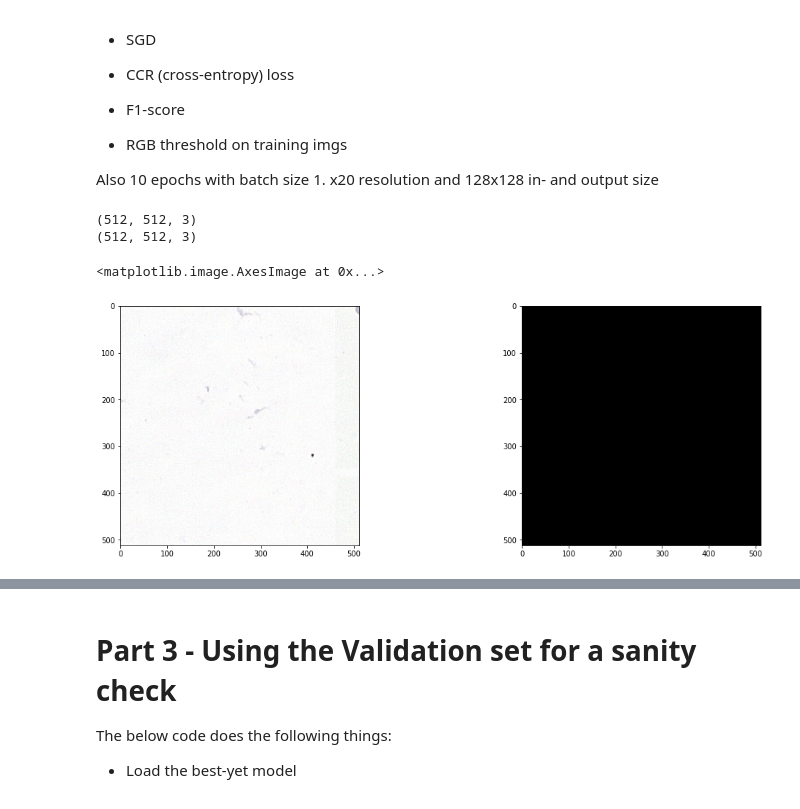
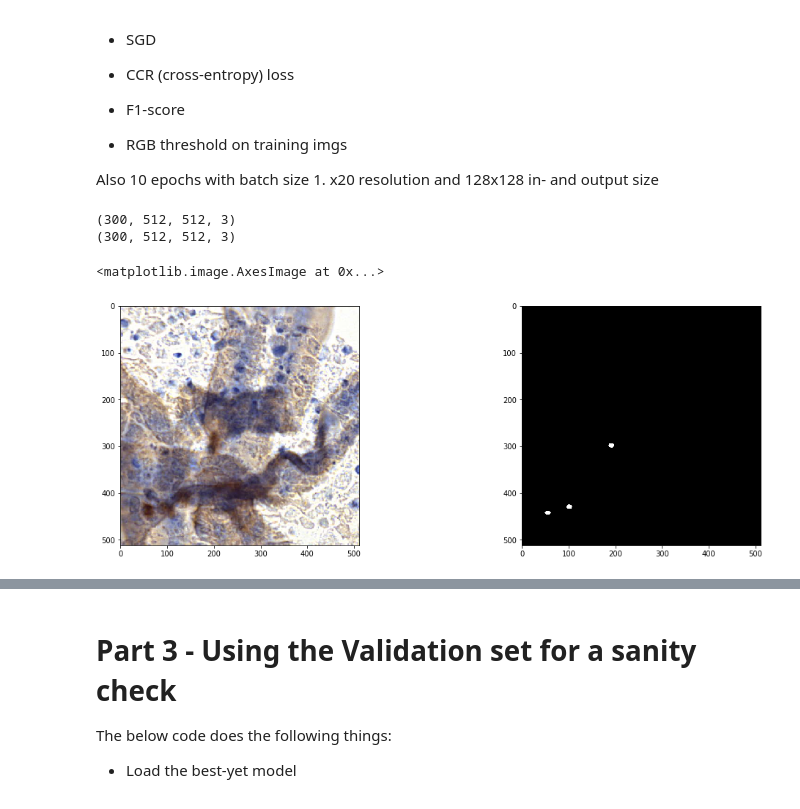
Before and after one commit to jeffluppes/ISMI2018, a Jupyter notebook: Project/ProjectNotebook.ipynb, the cells around one changed output, grey strips where cells are left out. Drawn from its saved outputs; the diff is of its cells as text; code cells hidden in the pictures.

```diff
--- a/Project/ProjectNotebook.ipynb
+++ b/Project/ProjectNotebook.ipynb
@@ -149,17 +151,21 @@ validation_dir = '/projects/0/ismi2018/FINALPROJECTS/LYMPHOCYTE_DETECTION/valida
 test_dir = '/projects/0/ismi2018/FINALPROJECTS/LYMPHOCYTE_DETECTION/test_images'
 train_points = '/projects/0/ismi2018/FINALPROJECTS/LYMPHOCYTE_DETECTION/training_annotations.csv'
 validation_points = '/projects/0/ismi2018/FINALPROJECTS/LYMPHOCYTE_DETECTION/validation_annotations.csv' #new
-data_dir = '/home/'+user+'/Project/data'
+data_dir = 'data'
 train_masks_dir = data_dir+'/train_masks'
 validation_masks_dir = data_dir+'/validation_masks'
 results_dir = 'Results'
 
-num_channels = 1  #changing this breaks the entire thing.
+num_channels = 3  #changing this breaks the entire thing.
+
+gen_patches = False #Whether or not you want to generate new patches. Keep false to use patches stored on disk
+train_patches_dir = data_dir+'/train_patches'
+validation_patches_dir = data_dir+'/validation_patches'
 # %% [markdown]
 ## If the jupyter server runs locally
 # %%
-train_dir = 'train_images'
-train_masks_dir = 'train_masks'
+#train_dir = 'train_images'
+#train_masks_dir = 'train_masks'
 #train_points = 'training_annotations.csv'
 # %% [markdown]
 # Part 1 - Housekeeping
@@ -291,5 +280,5 @@ def getCoord(img, img_path, width, height, csv_file):
 # %%
-patches = generate_patches(train_dir, train_masks_dir, 20, 512, 512)
+patches = generate_patches(train_dir, train_masks_dir, 300, 512, 512)
 mask_patches = []
 img_patches = []
 for patch in patches:
@@ -298,5 +287,8 @@ for patch in patches:
 
 #np.asarray(mask_patches)
 #np.asarray(img_patches)
-print("{} images and {} masks".format(len(img_patches), len(mask_patches)))
+print(len(mask_patches))
+print(len(img_patches))
+print("img:  {}".format(np.array(img_patches[0]).shape))
+print("mask: {}".format(np.array(mask_patches[0]).shape))
 # %% [output]
@@ -535,23 +537,26 @@ def f1_score(y_true, y_pred):
 
     return f1
 # %%
-print(img_patches[1].shape) #should be (512, 512, 3)
+print(np.asarray(img_patches).shape) #should be (512, 512, 3)
+print(np.asarray(mask_patches).shape)
+y_train = np.asarray(mask_patches)
+y_train = y_train[:,:,:,1]
+#y_train = y_train.reshape((-1, 1))
+ino = 7
 
 plt.figure(1, figsize=(18, 6))
 # for the record, matplotlib uses this short-hand notation to show subplots. The 121 here stands for 1 row, 2 columns, first img
 # now you know how to use subplots like a pro.
-
 plt.subplot(121)
-print(img_patches[0].shape)
-plt.imshow(img_patches[0])
+plt.imshow(img_patches[ino])
 
 plt.subplot(122)
-plt.imshow(mask_patches[0])
+plt.imshow(mask_patches[ino])
 # %% [output]
-(512, 512, 3)
-(512, 512, 3)
+(300, 512, 512, 3)
+(300, 512, 512, 3)
 <matplotlib.image.AxesImage at 0x...>
-[figure, old version]
+[figure, new version]
 # %%
 model = get_unet(512, 512, num_channels)
 model_checkpoint = ModelCheckpoint('weights.h5', monitor='val_loss', save_best_only=True)
```
Also changed, not shown: parts of 24 cells of this notebook.
